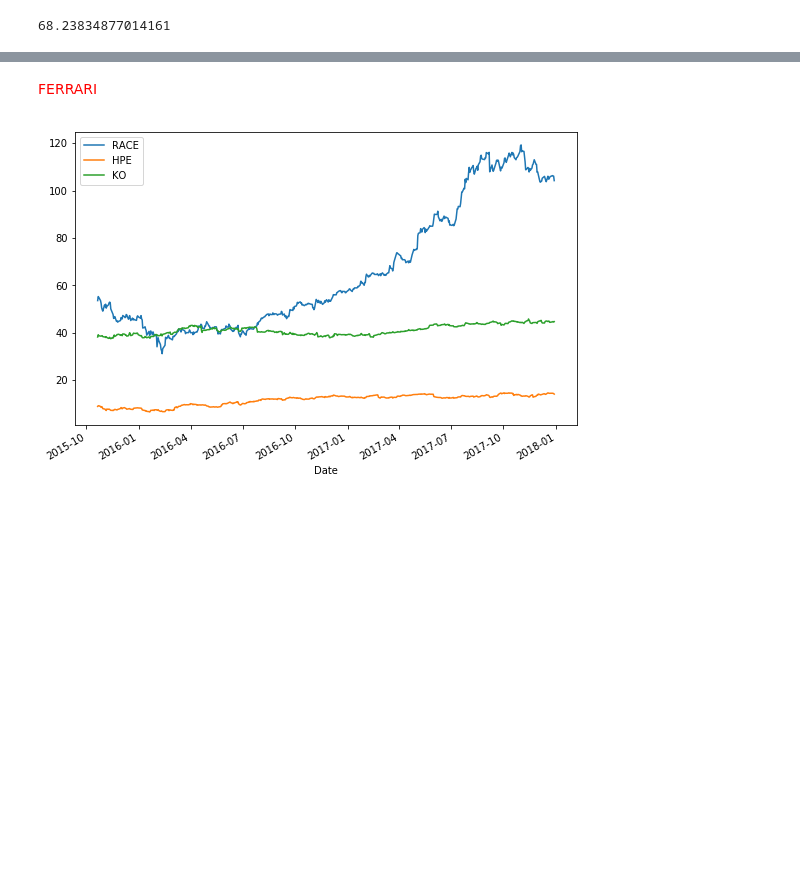
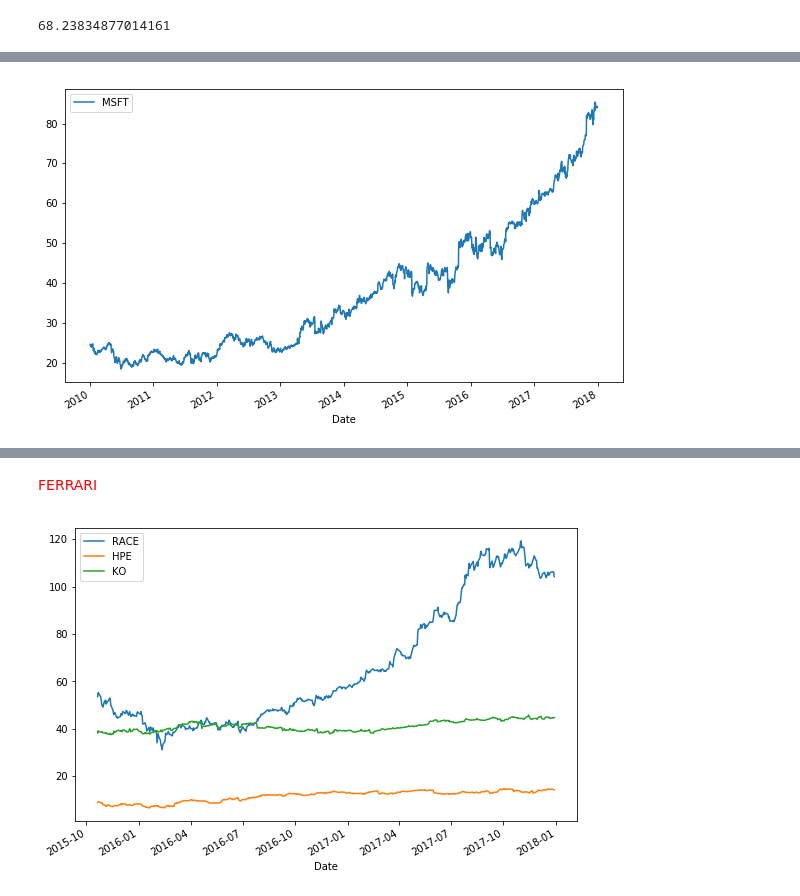
Before and after one commit to labv98/Proyecto-3, a Jupyter notebook: ProyectoModulo3_FrancoJE_FigueroaAR_BarraganVL.ipynb, the cells around one changed output, grey strips where cells are left out. Saved outputs shown, nothing was run; the diff lists cells and outputs as text; code cells hidden in the pictures; blank space fills up the shorter version.

```diff
--- a/ProyectoModulo3_FrancoJE_FigueroaAR_BarraganVL.ipynb
+++ b/ProyectoModulo3_FrancoJE_FigueroaAR_BarraganVL.ipynb
@@ -157,0 +182,12 @@ prob.plot(figsize=(10,6), legend=False);
+# %%
+# Instrumento: MSFT
+name = ['MSFT']
+# Fechas de interés (inicio y fin): 2010-2017
+start, end = '2010-01-01', '2017-12-31'
+# Función DataReader
+closes = get_closes(tickers=name, start_date=start, end_date=end, freq='d')
+# %%
+# Graficamos
+closes.plot(figsize=(10,6));
+# %% [output]
+[figure, added]
```
Also changed, not shown: parts of 41 cells of this notebook.
